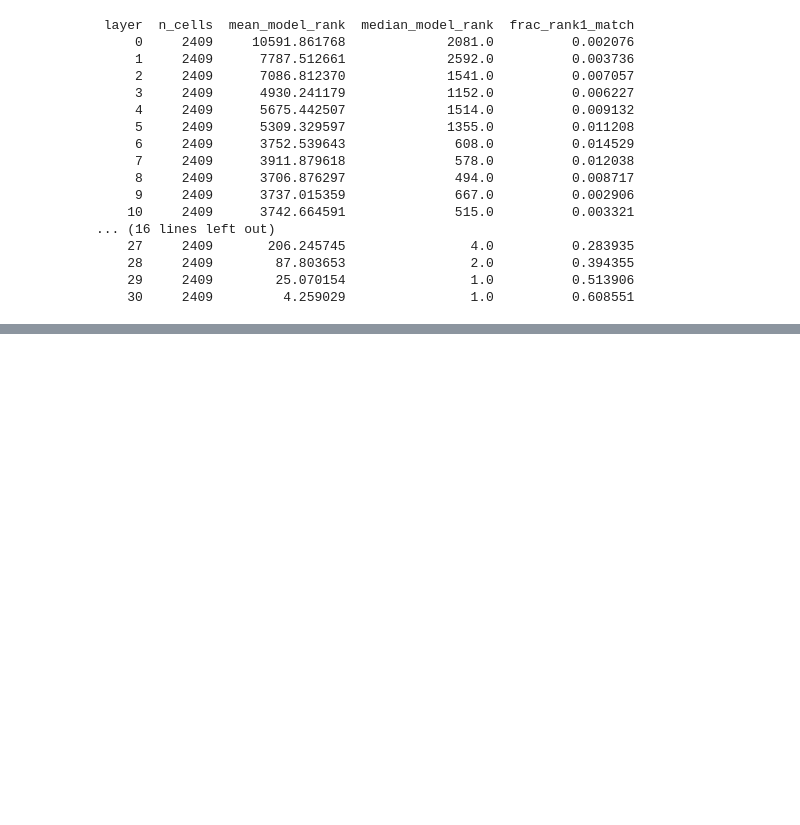
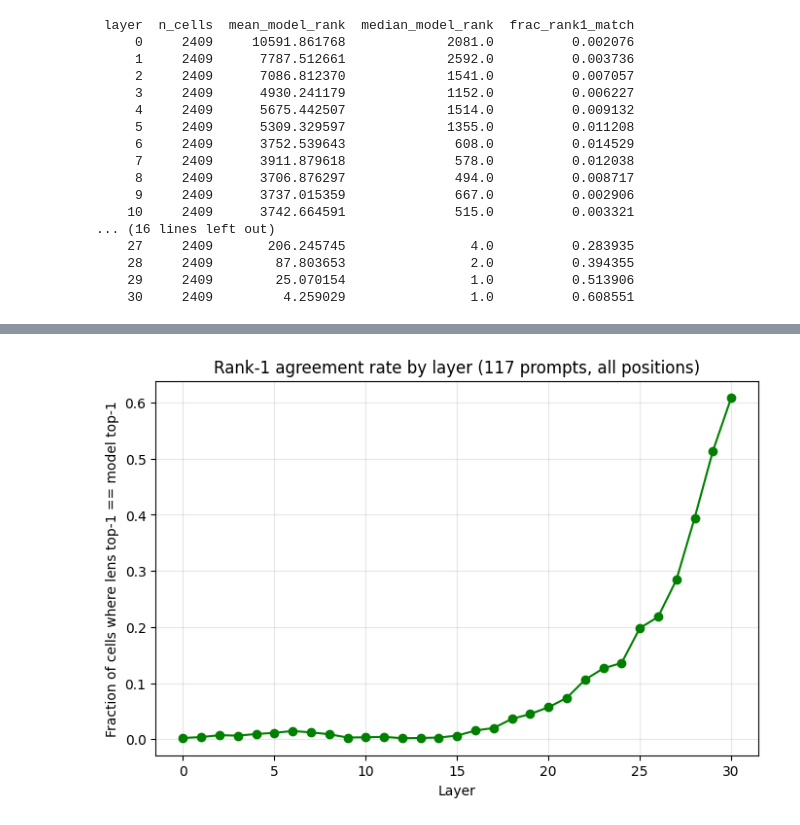
Before and after one commit to hareem-arshad/Jacobian-lens-bias, a Jupyter notebook: walkthrough.ipynb, the cells around one changed output, grey strips where cells are left out. Saved outputs shown, nothing was run; the diff lists cells and outputs as text; code cells hidden in the pictures; blank space fills up the shorter version.

```diff
--- a/walkthrough.ipynb
+++ b/walkthrough.ipynb
@@ -463,0 +464,10 @@ plt.show()
+# %%
+plt.figure(figsize=(8,5))
+plt.plot(summary["layer"], summary["frac_rank1_match"], marker="o", color="green")
+plt.xlabel("Layer")
+plt.ylabel("Fraction of cells where lens top-1 == model top-1")
+plt.title("Rank-1 agreement rate by layer (117 prompts, all positions)")
+plt.grid(alpha=0.3)
+plt.show()
+# %% [output]
+[figure, added]
```
Also changed, not shown: parts of 2 cells of this notebook.
